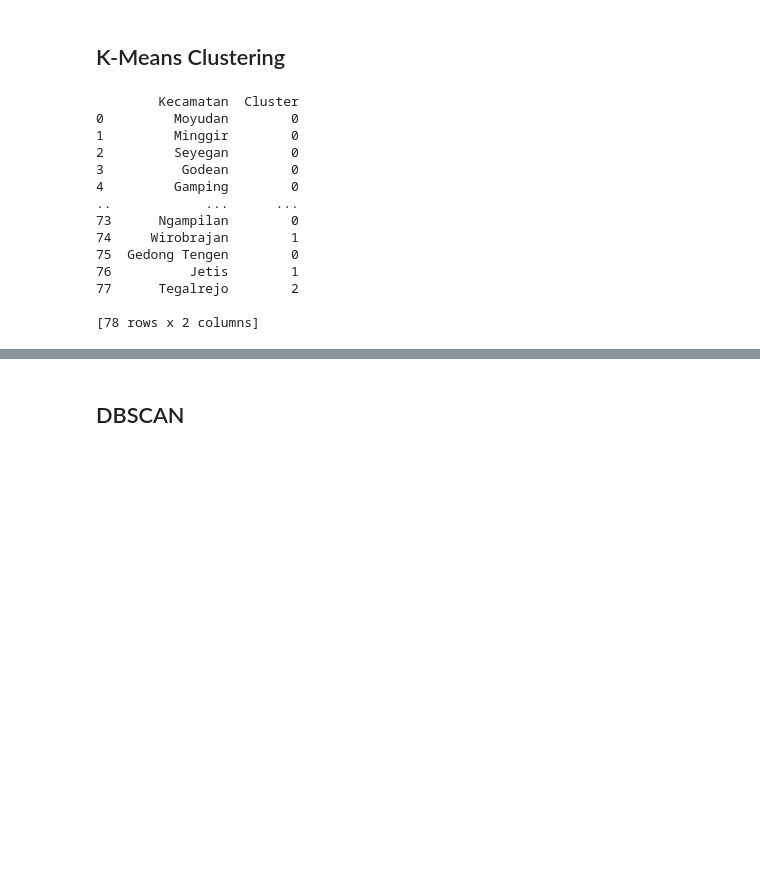
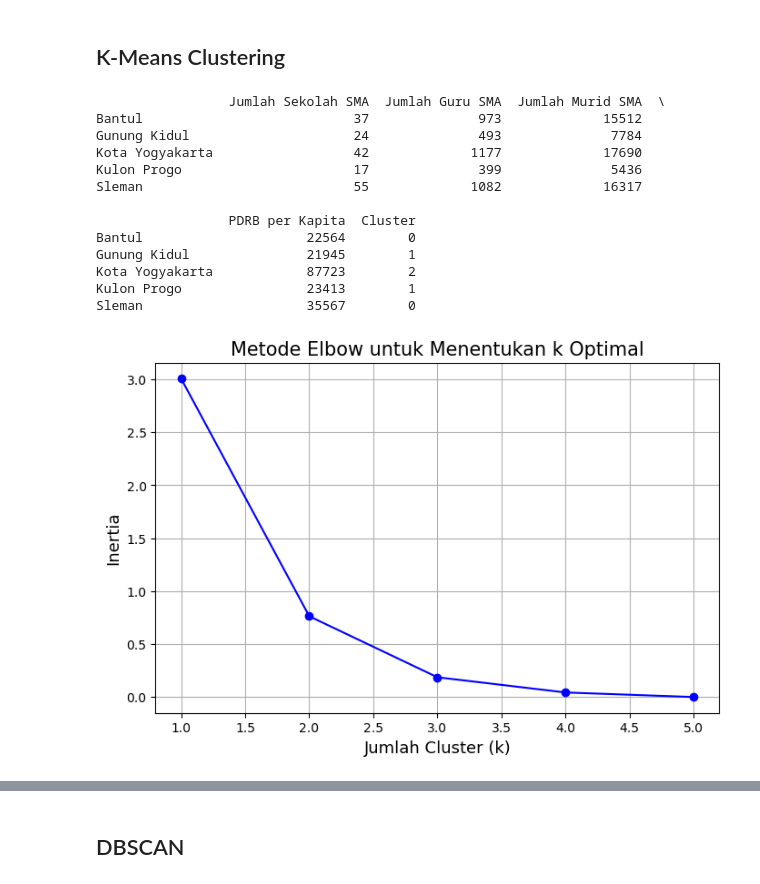
Before and after one commit to FahmaZuaf/UTS-MPML, a Jupyter notebook: 23611054_Fahma Zuaf Zarir_UTS_MPML.ipynb, the cells around one changed output, grey strips where cells are left out. Cells and saved outputs as stored; diff of their text form; code cells hidden in the pictures; blank space fills up the shorter version.

```diff
--- a/23611054_Fahma Zuaf Zarir_UTS_MPML.ipynb
+++ b/23611054_Fahma Zuaf Zarir_UTS_MPML.ipynb
@@ -303,30 +399,47 @@ Dendrogram ini membantu kita memahami struktur hierarki dan hubungan antar clust
 # %%
 from sklearn.cluster import KMeans
 
-# Pilih kolom yang relevan untuk clustering
-data_kecamatan = data_sma[['Jumlah Sekolah SMA (Negeri+Swasta)', 'Jumlah Guru SMA (Negeri+Swasta)', 'Jumlah Murid SMA (Negeri+Swasta)']]
-
 # Standarisasi data menggunakan MinMaxScaler
-scaled_kecamatan_data = scaler.fit_transform(data_kecamatan)
+scaled_combined_data = scaler.fit_transform(combined_data)
 
 # Lakukan clustering menggunakan K-Means
-kmeans_kecamatan = KMeans(n_clusters=3, random_state=42)
-data_sma['Cluster'] = kmeans_kecamatan.fit_predict(scaled_kecamatan_data)
+kmeans_combined = KMeans(n_clusters=3, random_state=42)
+combined_data['Cluster'] = kmeans_combined.fit_predict(scaled_combined_data)
 
 # Tampilkan hasil clustering
-print(data_sma[['Kecamatan', 'Cluster']])
+print(combined_data[['Jumlah Sekolah SMA', 'Jumlah Guru SMA', 'Jumlah Murid SMA', 'PDRB per Kapita', 'Cluster']])
 # %% [output]
-        Kecamatan  Cluster
-0         Moyudan        0
-1         Minggir        0
-2         Seyegan        0
-3          Godean        0
-4         Gamping        0
-..            ...      ...
-73      Ngampilan        0
-74     Wirobrajan        1
-75  Gedong Tengen        0
-76          Jetis        1
-77      Tegalrejo        2
+                 Jumlah Sekolah SMA  Jumlah Guru SMA  Jumlah Murid SMA  \
+Bantul                           37              973             15512
+Gunung Kidul                     24              493              7784
+Kota Yogyakarta                  42             1177             17690
+Kulon Progo                      17              399              5436
+Sleman                           55             1082             16317
 
-[78 rows x 2 columns]
+                 PDRB per Kapita  Cluster
+Bantul                     22564        0
+Gunung Kidul               21945        1
+Kota Yogyakarta            87723        2
+Kulon Progo                23413        1
+Sleman                     35567        0
+# %%
+# Adjust the range of k to ensure it does not exceed the number of samples
+k_values = range(1, len(scaled_combined_data) + 1)  # Maximum k is the number of samples
+inertia_values = []
+
+# Calculate inertia for each value of k
+for k in k_values:
+    kmeans = KMeans(n_clusters=k, random_state=42)
+    kmeans.fit(scaled_combined_data)
+    inertia_values.append(kmeans.inertia_)
+
+# Plot the elbow method
+plt.figure(figsize=(8, 5))
+plt.plot(k_values, inertia_values, marker='o', linestyle='-', color='b')
+plt.title('Metode Elbow untuk Menentukan k Optimal', fontsize=15)
+plt.xlabel('Jumlah Cluster (k)', fontsize=13)
+plt.ylabel('Inertia', fontsize=13)
+plt.grid(True)
+plt.show()
+# %% [output]
+[figure, added]
```
Also changed, not shown: parts of 15 cells of this notebook.
